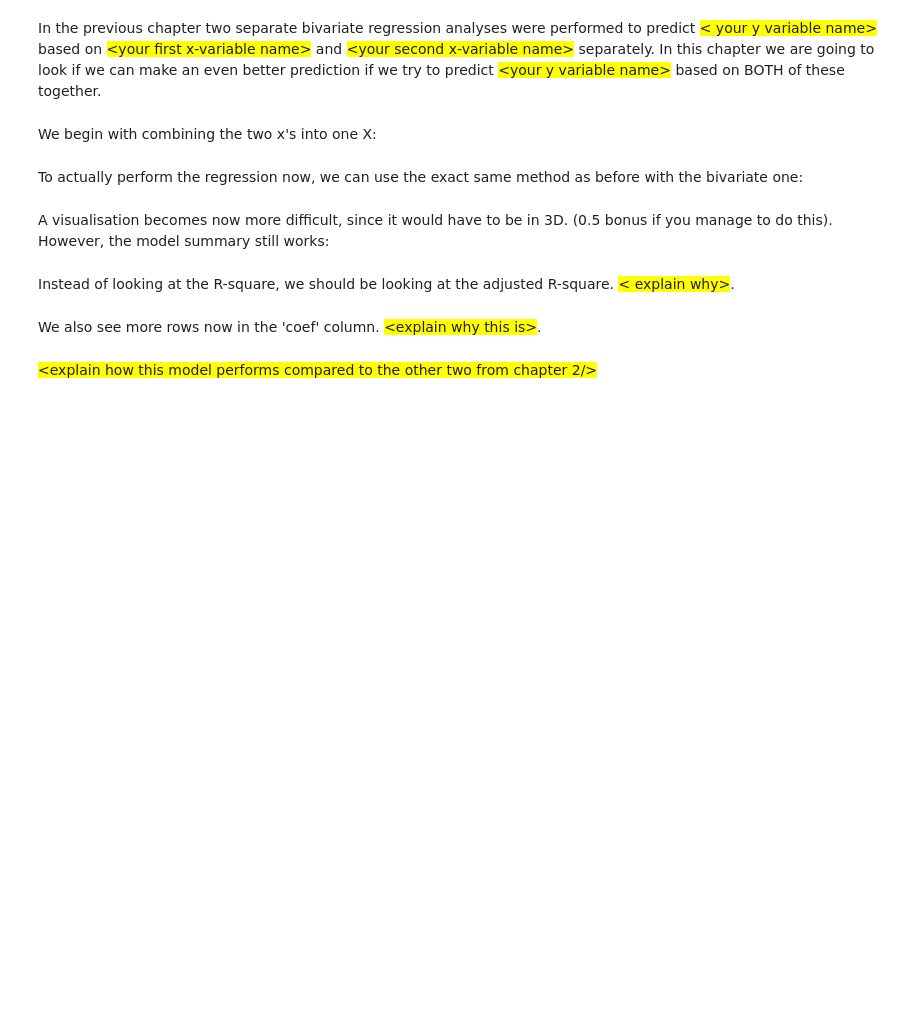
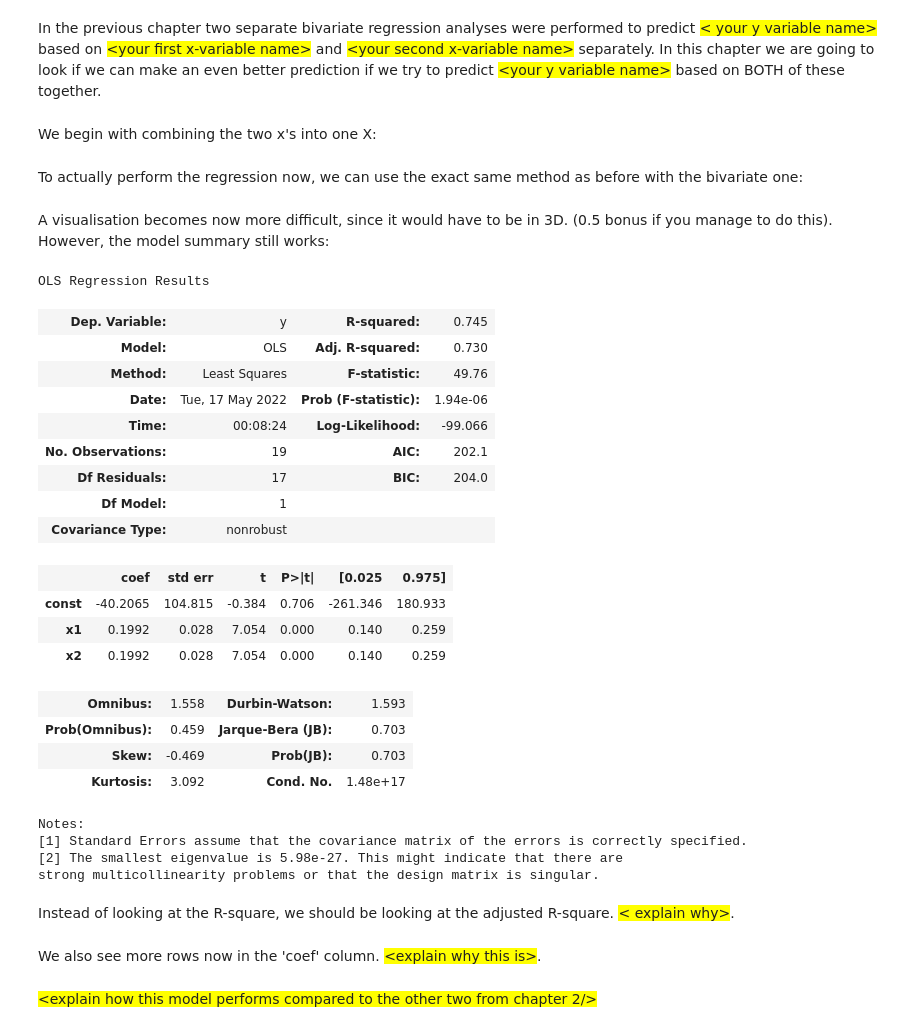
Before and after one commit to stephenpangga/Data-mining-and-statistics, a Jupyter notebook: Week 4/try-assignment/DMS - S4 - Assignment 1 - Template.ipynb, the cells around one changed output. Saved outputs shown, nothing was run; the diff lists cells and outputs as text; code cells hidden in the pictures; blank space fills up the shorter version.

```diff
--- a/Week 4/try-assignment/DMS - S4 - Assignment 1 - Template.ipynb
+++ b/Week 4/try-assignment/DMS - S4 - Assignment 1 - Template.ipynb
@@ -299,3 +297,15 @@ We begin with combining the two x's into one X:
+# %%
+#add code here to add the two x's into one
+FGMy = basketBallData["FGM"].to_numpy()
+PTSx = basketBallData["PTS"].to_numpy()
+FGAx = basketBallData["FGA"].to_numpy()
+
+PTSxRes = PTSx.reshape((-1,1))
+FGAxRes = FGAx.reshape((-1,1))
+FGMyRes = FGMy.reshape((-1,1))
+
+
+combine_X = np.hstack((PTSxRes, PTSxRes))
 # %% [markdown]
 To actually perform the regression now, we can use the exact same method as before with the bivariate one:
 # %%
@@ -304,6 +317,33 @@ To actually perform the regression now, we can use the exact same method as befo
 A visualisation becomes now more difficult, since it would have to be in 3D. (0.5 bonus if you manage to do this). However, the model summary still works:
 # %%
 #code to show model summary and accuracy score
+newX = sm.add_constant(combine_X)
+newModel = sm.OLS(FGMyRes, newX).fit()
+new_prediction = newModel.predict(newX)
+newModel.summary()
+# %% [output]
+OLS Regression Results
+| Dep. Variable: | y | R-squared: | 0.745 |
+| Model: | OLS | Adj. R-squared: | 0.730 |
+| Method: | Least Squares | F-statistic: | 49.76 |
+| Date: | Tue, 17 May 2022 | Prob (F-statistic): | 1.94e-06 |
+| Time: | 00:08:24 | Log-Likelihood: | -99.066 |
+| No. Observations: | 19 | AIC: | 202.1 |
+| Df Residuals: | 17 | BIC: | 204.0 |
+| Df Model: | 1 |  |  |
+| Covariance Type: | nonrobust |  |  |
+|  | coef | std err | t | P>|t| | [0.025 | 0.975] |
+| const | -40.2065 | 104.815 | -0.384 | 0.706 | -261.346 | 180.933 |
+| x1 | 0.1992 | 0.028 | 7.054 | 0.000 | 0.140 | 0.259 |
+| x2 | 0.1992 | 0.028 | 7.054 | 0.000 | 0.140 | 0.259 |
+| Omnibus: | 1.558 | Durbin-Watson: | 1.593 |
+| Prob(Omnibus): | 0.459 | Jarque-Bera (JB): | 0.703 |
+| Skew: | -0.469 | Prob(JB): | 0.703 |
+| Kurtosis: | 3.092 | Cond. No. | 1.48e+17 |
+Notes:
+[1] Standard Errors assume that the covariance matrix of the errors is correctly specified.
+[2] The smallest eigenvalue is 5.98e-27. This might indicate that there are
+strong multicollinearity problems or that the design matrix is singular.
 # %% [markdown]
 Instead of looking at the R-square, we should be looking at the adjusted R-square. <span style='background:yellow'>< explain why></span>.
 # %% [markdown]
```
Also changed, not shown: parts of 5 cells of this notebook.
